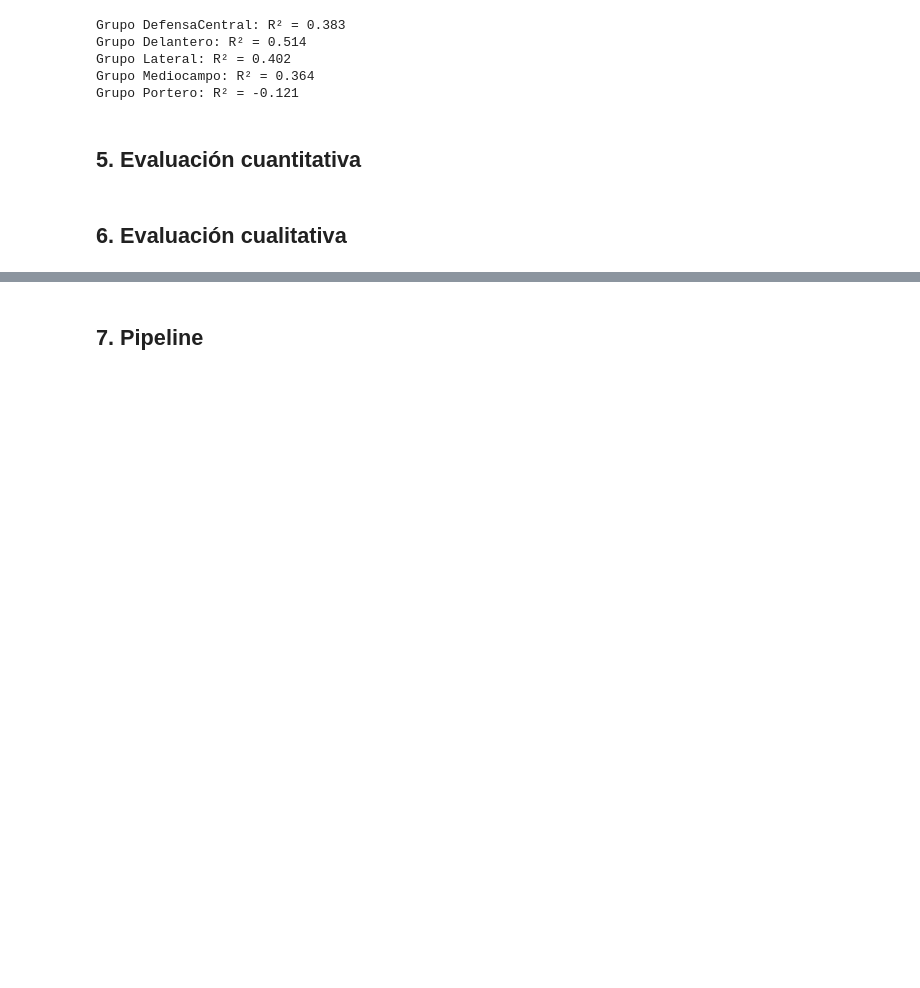
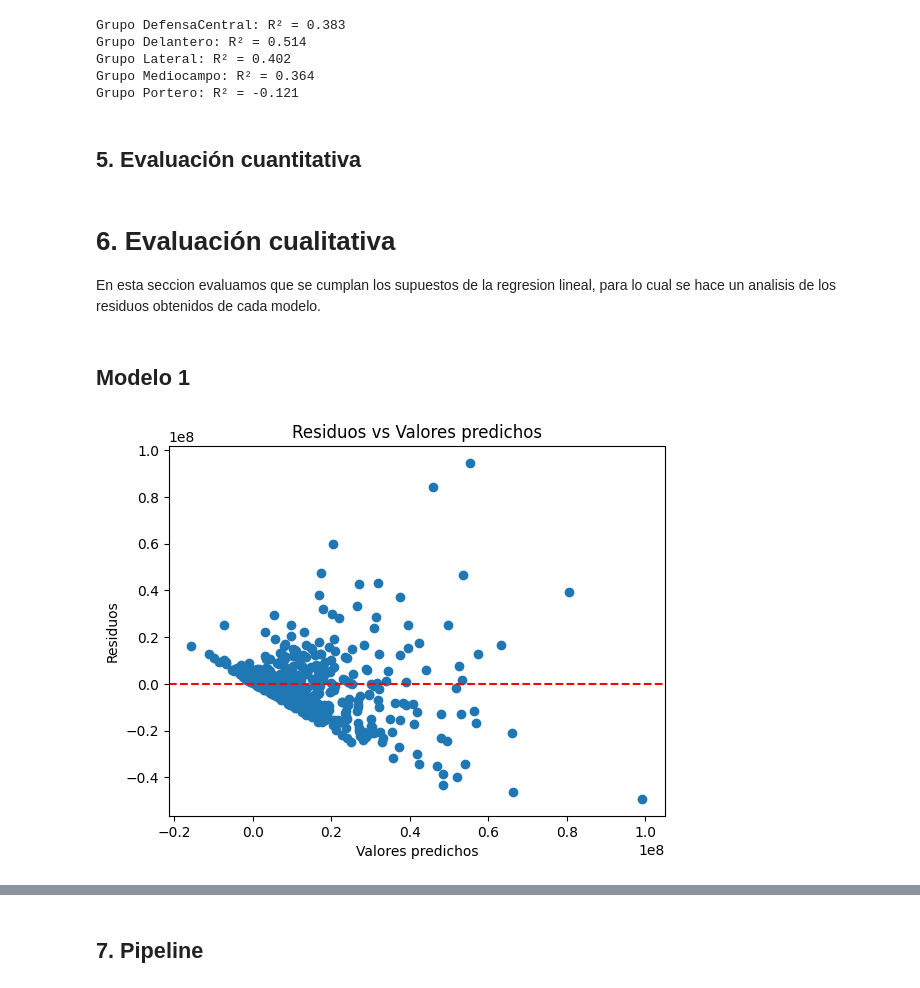
Before and after one commit to BI-organization/lab1, a Jupyter notebook: Lab1.ipynb, the cells around one changed output, grey strips where cells are left out. Saved outputs shown, nothing was run; the diff lists cells and outputs as text; code cells hidden in the pictures; blank space fills up the shorter version.

Commit message:
analisis cualitativo

```diff
--- a/Lab1.ipynb
+++ b/Lab1.ipynb
@@ -1057,8 +1055,8 @@ df_agg
 # %%
 features = df_agg.select_dtypes(include=['float64','int64']).columns
 
-X_train, X_test, y_train, y_test = train_test_split(df_agg[features], df_agg["market_value"], test_size=0.3, random_state=1)
-X_train.shape, y_train.shape
+X_train1, X_test1, y_train1, y_test1 = train_test_split(df_agg[features], df_agg["market_value"], test_size=0.3, random_state=1)
+X_train1.shape, y_train1.shape
 # %% [output]
 ((1073, 25), (1073,))
 # %% [markdown]
@@ -1069,26 +1067,26 @@ Utilizamos un StandardScaler()
 scaler = StandardScaler()
 
 # Ajustamos en train y transformamos en train/test
-X_train_scaled = scaler.fit_transform(X_train)
-X_test_scaled = scaler.transform(X_test)
+X_train_scaled1 = scaler.fit_transform(X_train1)
+X_test_scaled1 = scaler.transform(X_test1)
 # %% [markdown]
 ## 4. Modelado
 # %%
-regression = LinearRegression()
+regression1 = LinearRegression()
 
-regression.fit(X_train_scaled, y_train)
+regression1.fit(X_train_scaled1, y_train1)
 # %% [output]
 LinearRegression()
 # %%
-y_pred = regression.predict(X_test_scaled)
+y_pred1 = regression1.predict(X_test_scaled1)
 
-mae = mean_absolute_error(y_test, y_pred)
-rmse = np.sqrt(mean_squared_error(y_test, y_pred))
-r2 = r2_score(y_test, y_pred)
+mae1 = mean_absolute_error(y_test1, y_pred1)
+rmse1 = np.sqrt(mean_squared_error(y_test1, y_pred1))
+r21 = r2_score(y_test1, y_pred1)
 
-print("MAE:", mae)
-print("RMSE:", rmse)
-print("R²:", r2)
+print("MAE:", mae1)
+print("RMSE:", rmse1)
+print("R²:", r21)
 # %% [output]
 MAE: 9726188.189205592
 RMSE: 14445171.50092685
@@ -1153,4 +1174,19 @@ Grupo Portero: R² = -0.121
 # %% [markdown]
 ## 5. Evaluación cuantitativa
 # %% [markdown]
-## 6. Evaluación cualitativa
+# 6. Evaluación cualitativa
+
+En esta seccion evaluamos que se cumplan los supuestos de la regresion lineal, para lo cual se hace un analisis de los residuos obtenidos de cada modelo.
+# %% [markdown]
+## Modelo 1
+# %%
+residuos1 = y_test1 - y_pred1
+
+plt.scatter(y_pred1, residuos1)
+plt.axhline(0, color='red', linestyle='--')
+plt.xlabel('Valores predichos')
+plt.ylabel('Residuos')
+plt.title('Residuos vs Valores predichos')
+plt.show()
+# %% [output]
+[figure, added]
```
Also changed, not shown: parts of 13 cells of this notebook.
